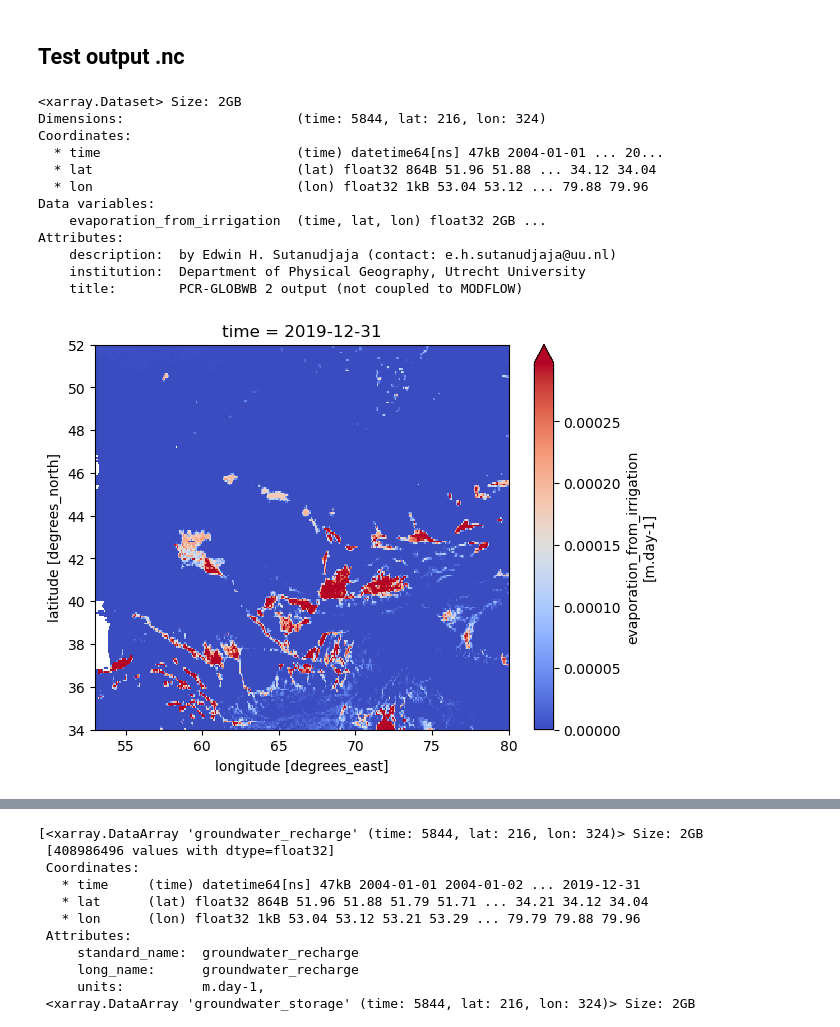
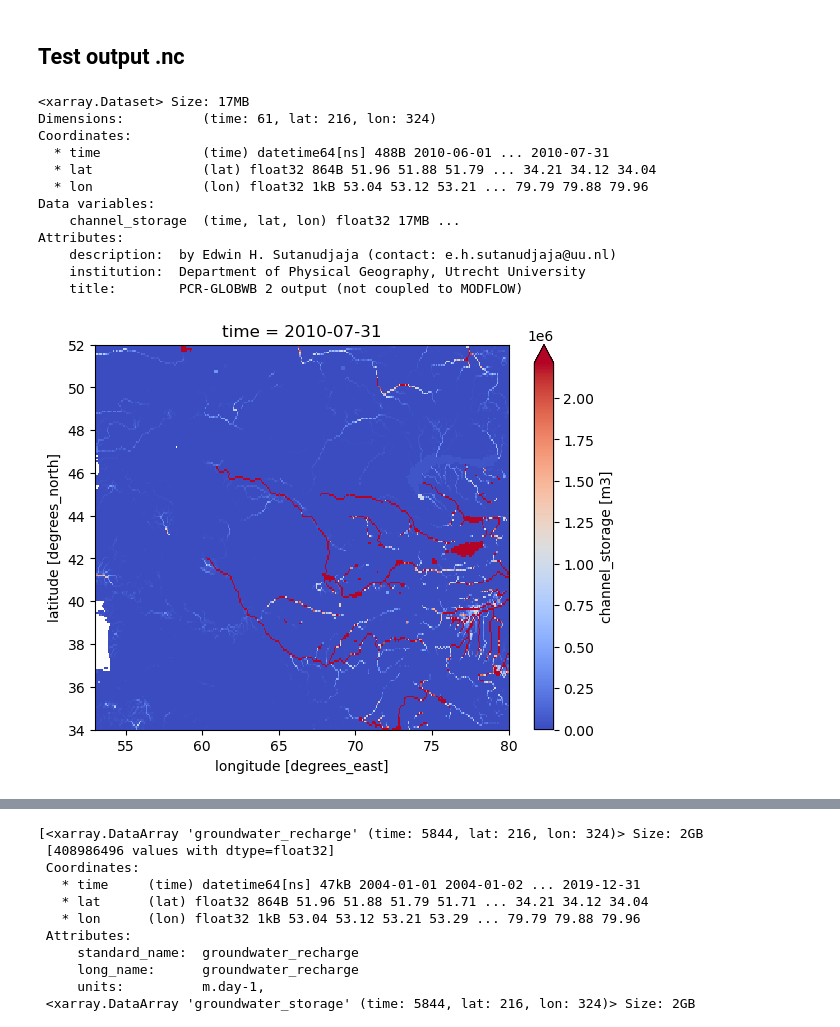
Before and after one commit to andrevdv/MSc_AralSea, a Jupyter notebook: book/thesis_projects/MSc/2025_Q1_AndreVanDerVeen_CEG/work_in_progress/Test_Aral/Check_files_nc.ipynb, the cells around one changed output, grey strips where cells are left out. Saved outputs shown, nothing was run; the diff lists cells and outputs as text; code cells hidden in the pictures.

Commit message:
various test runs, added Channel_Storage experiment

```diff
--- a/book/thesis_projects/MSc/2025_Q1_AndreVanDerVeen_CEG/work_in_progress/Test_Aral/Check_files_nc.ipynb
+++ b/book/thesis_projects/MSc/2025_Q1_AndreVanDerVeen_CEG/work_in_progress/Test_Aral/Check_files_nc.ipynb
@@ -7,28 +9,36 @@ import matplotlib.pyplot as plt
 # %%
-file_name = '/home/avandervee3/MSc_AralSea/book/thesis_projects/MSc/2025_Q1_AndreVanDerVeen_CEG/work_in_progress/Test_Aral/pcrglobwb_20250928_000524/netcdf/evaporation_from_irrigation_dailyTot_output.nc'
+file_name = '/home/avandervee3/MSc_AralSea/book/thesis_projects/MSc/2025_Q1_AndreVanDerVeen_CEG/work_in_progress/Test_Aral/pcrglobwb_20250930_091104/netcdf/channelStorage_dailyTot_output.nc'
 # %%
-ds = xr.open_dataset(file_name)
-print(ds)
+ds_1 = xr.open_dataset(file_name)
+print(ds_1)
 # %% [output]
-<xarray.Dataset> Size: 2GB
-Dimensions:                      (time: 5844, lat: 216, lon: 324)
+<xarray.Dataset> Size: 17MB
+Dimensions:          (time: 61, lat: 216, lon: 324)
 Coordinates:
-  * time                         (time) datetime64[ns] 47kB 2004-01-01 ... 20...
-  * lat                          (lat) float32 864B 51.96 51.88 ... 34.12 34.04
-  * lon                          (lon) float32 1kB 53.04 53.12 ... 79.88 79.96
+  * time             (time) datetime64[ns] 488B 2010-06-01 ... 2010-07-31
+  * lat              (lat) float32 864B 51.96 51.88 51.79 ... 34.21 34.12 34.04
+  * lon              (lon) float32 1kB 53.04 53.12 53.21 ... 79.79 79.88 79.96
 Data variables:
-    evaporation_from_irrigation  (time, lat, lon) float32 2GB ...
+    channel_storage  (time, lat, lon) float32 17MB ...
 Attributes:
     description:  by Edwin H. Sutanudjaja (contact: e.h.sutanudjaja@uu.nl)
     institution:  Department of Physical Geography, Utrecht University
     title:        PCR-GLOBWB 2 output (not coupled to MODFLOW)
 # %%
-da = ds["evaporation_from_irrigation"].isel(time =-1)
+# get the first variable name
+first_var = list(ds_1.data_vars)[0]
 
-da.plot(cmap="coolwarm", robust=True, size=5)
+# select that variable and last timestep
+da_1 = ds_1[first_var].isel(time=-1)
+
+
+#da_1 = ds_1[0].isel(time =-1)
+
+
+da_1.plot(cmap="coolwarm", robust=True, size=5)
 
 #plt.title(str(da["valid_time"].values))  # extract timestamp from coords
 #plt.savefig('ERA5_pr_1988-12-22_21UTC.png')
 plt.show()
 # %% [output]
-[figure, old version]
+[figure, new version]
```
Also changed, not shown: parts of 8 cells of this notebook, 6 other files.
